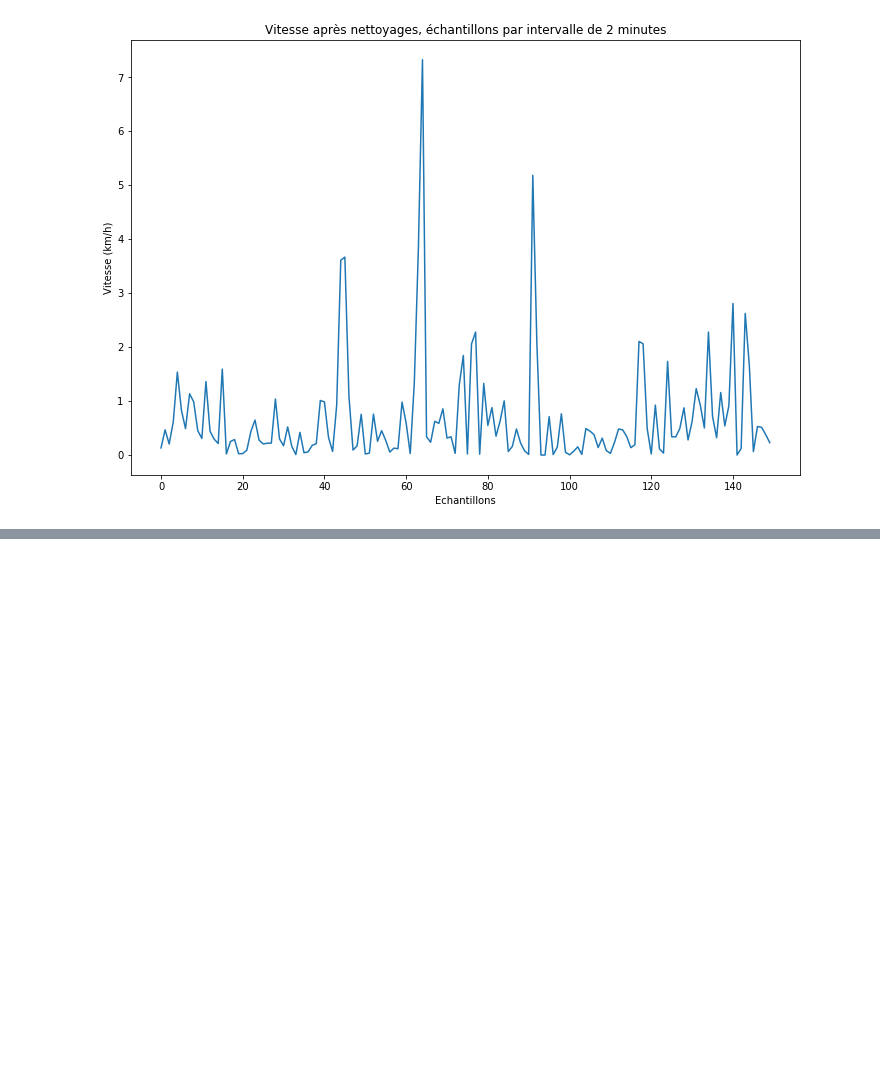
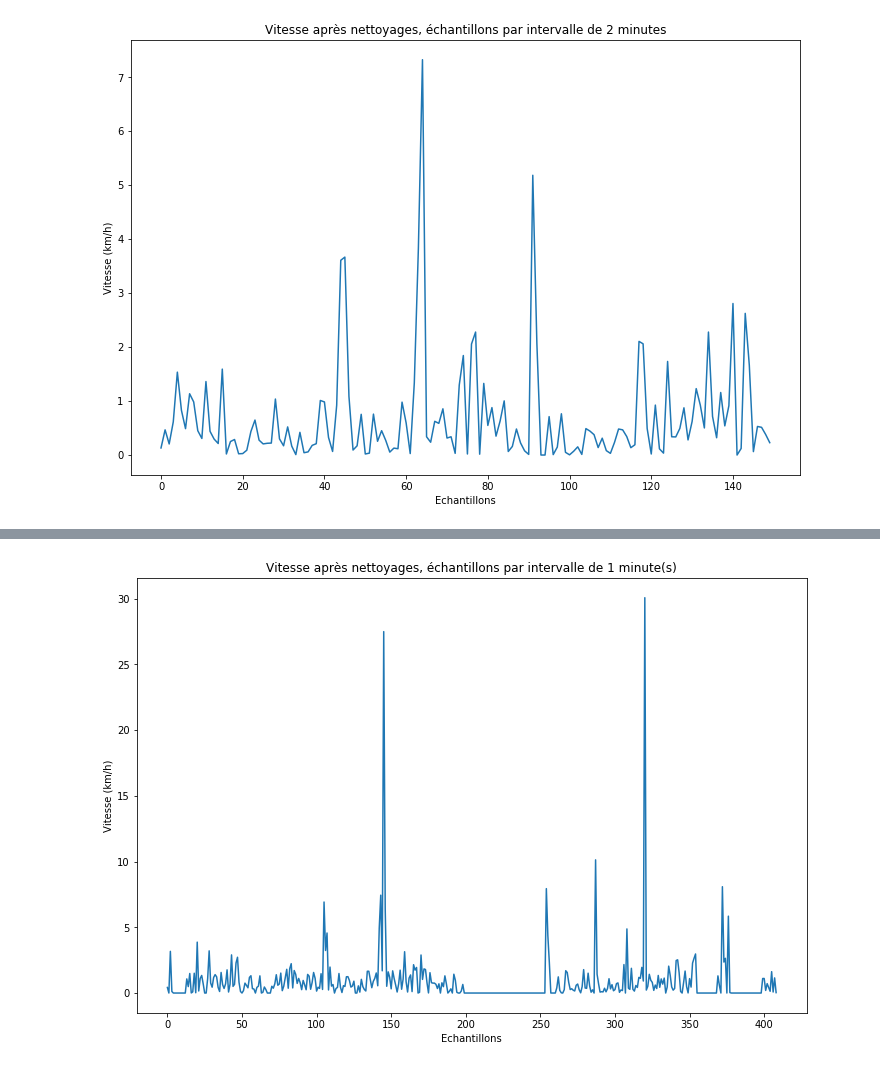
Before and after one commit to AmigoCap/CampusFlow, a Jupyter notebook: 04.ipynb, the cells around one changed output, grey strips where cells are left out. Drawn from its saved outputs; the diff is of its cells as text; code cells hidden in the pictures; blank space fills up the shorter version.

```diff
--- a/04.ipynb
+++ b/04.ipynb
@@ -163,0 +328,5 @@ plt.show()
+# %%
+test = cleanMethodMinutes(frame[frame["Id"] == 11], 1)
+showSpeedGraph(test, 1, "minute")
+# %% [output]
+[figure, added]
```
Also changed, not shown: parts of 27 cells of this notebook, 7 other files.
